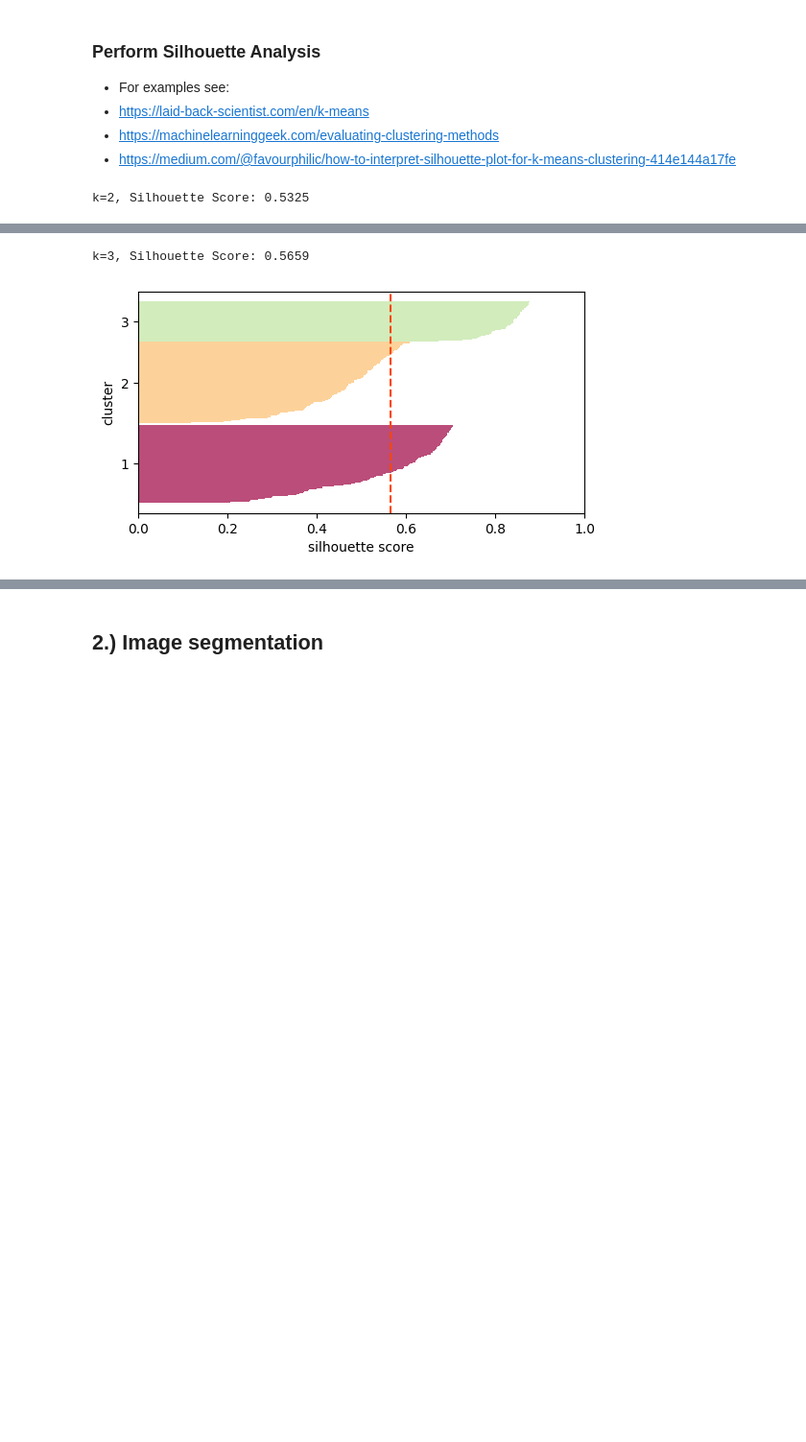
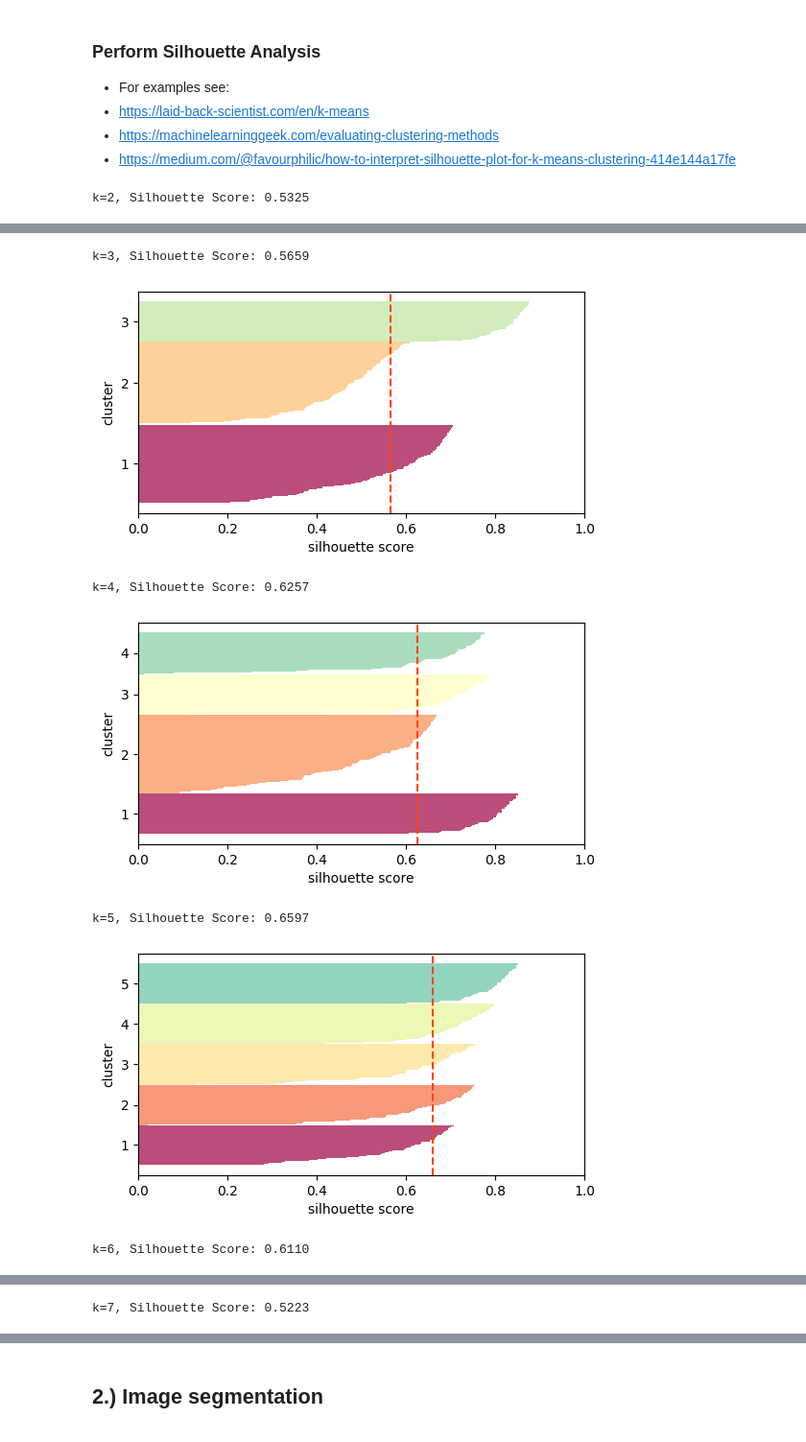
Before and after one commit to DiegoGlez28/data_analytics_zhaw, a Jupyter notebook: Week_10/k-means_clustering.ipynb, the cells around one changed output, grey strips where cells are left out. Shown at 96% size. Saved outputs shown, nothing was run; the diff lists cells and outputs as text; code cells hidden in the pictures; blank space fills up the shorter version.

```diff
--- a/Week_10/k-means_clustering.ipynb
+++ b/Week_10/k-means_clustering.ipynb
@@ -147,19 +140,24 @@ Within-cluster sum-of-squares: 26.3487
 # %%
 # Import own module for Silhouette plots
 from silhouette import *
 
 # Create Silhouette plots for different k's
 # Note: range(2,12,1) provides: [2, 3, 4, 5, 6, 7, 8, 9, 10, 11]
-for i in [2,3]:
+for i in range(2, 12, 1):
     model = KMeans(n_clusters=i,
                    random_state=42,
                    init='random')
     model.fit(X)
     print(f'k={i}, Silhouette Score: {silhouette_score(X, model.labels_):.4f}')
     plt.figure(figsize=(6,3))
     show_silhouette(X=X, fitted_model=model)
 # %% [output]
 k=2, Silhouette Score: 0.5325
 [figure]
 k=3, Silhouette Score: 0.5659
 [figure]
+k=4, Silhouette Score: 0.6257
+[figure, added]
+k=5, Silhouette Score: 0.6597
+[figure, added]
+k=6, Silhouette Score: 0.6110
@@ -165,0 +165 @@ k=3, Silhouette Score: 0.5659
+k=7, Silhouette Score: 0.5223
```
Also changed, not shown: parts of 33 cells of this notebook, 2 other files.
